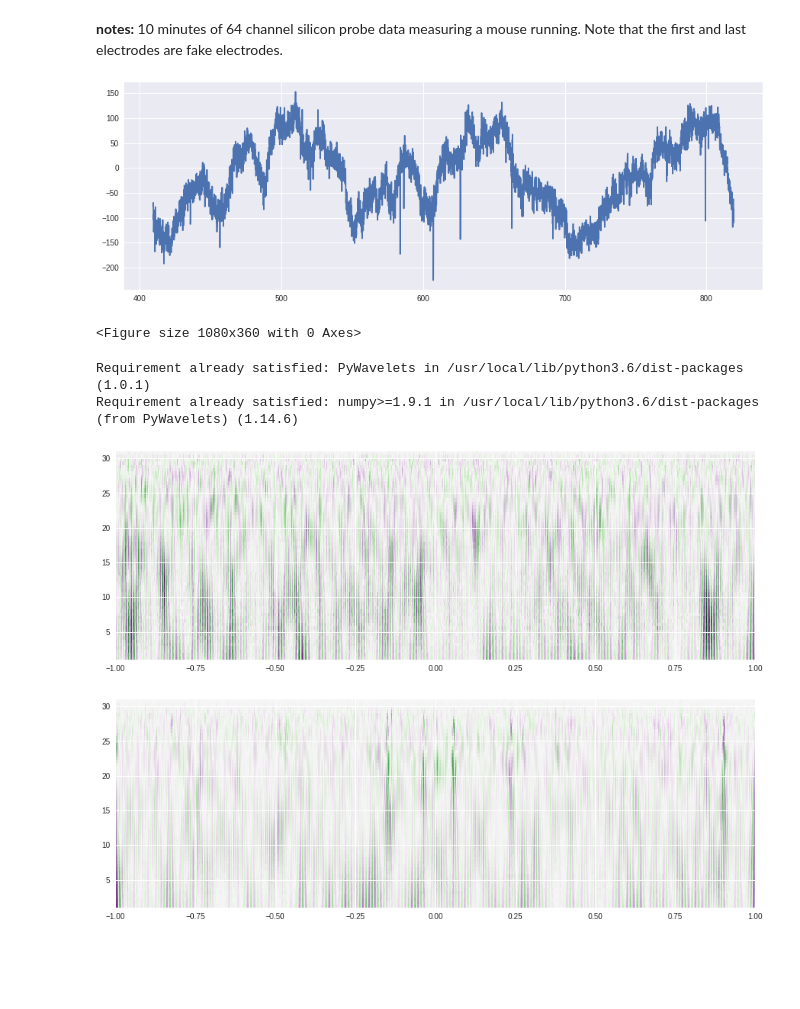
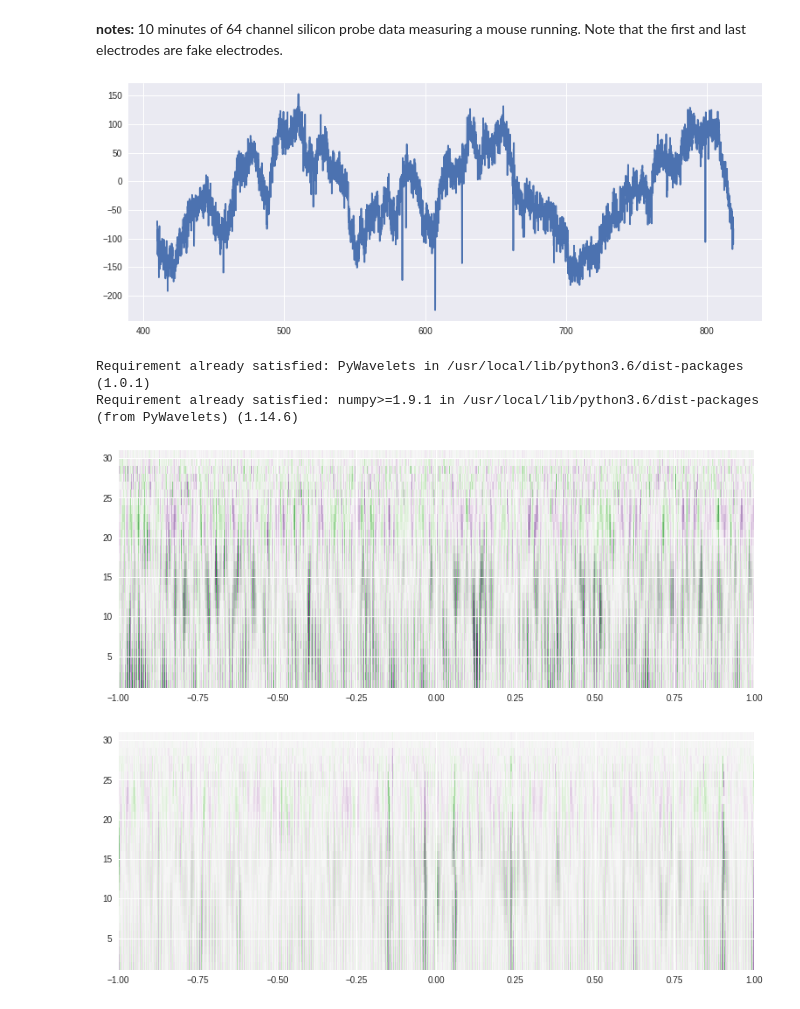
Before and after one commit to rcurrie/notebooks, a Jupyter notebook: braingeneers/renyi-entropy.ipynb, the cells around one changed output. Saved outputs shown, nothing was run; the diff lists cells and outputs as text; code cells hidden in the pictures; blank space fills up the shorter version.

```diff
--- a/braingeneers/renyi-entropy.ipynb
+++ b/braingeneers/renyi-entropy.ipynb
@@ -29,10 +29,9 @@ def load_sample(guid, name):
     sample["fs"] = sample["frequency_parameters"]["amplifier_sample_rate"]
     with np.DataSource(None).open("{}/{}/{}.npy".format(base_url, guid, name), "rb") as f:
         X = np.load(f)
-    # Convert from 16 bit unsigned int to signed floating point microvolts array as per Intam sample code
-    X = np.multiply(0.195, (X.astype(np.int32) - 32768))
-    sample["X"] = X
-    sample["t"] = np.linspace(0, 1000 * X.shape[1] / fs, X.shape[1])
+    # Convert from 16 bit uint to floating point microvolts array as per Intam sample code
+    sample["X"] = np.multiply(0.195, (X.astype(np.int32) - 32768))
+    sample["t"] = np.linspace(0, 1000 * sample["X"].shape[1] / sample["fs"], sample["X"].shape[1])
     return sample
 # %% [markdown]
 ## Baseline
@@ -67,12 +66,11 @@ email: Shinya Ito <sito@ucsc.edu>
 notes: 10 minutes of 64 channel silicon probe data measuring a mouse running. Note that the first and last electrodes are fake electrodes.
 # %%
 start = 8192
+plt.figure(figsize=(13,5))
 plt.plot(signal["t"][start:start+8192], signal["X"][0][start:start+8192])
-plt.figure(figsize=(15,5))
 plt.show()
 # %% [output]
-[figure, old version]
+[figure, new version]
-<Figure size 1080x360 with 0 Axes>
 # %%
 !pip install --user PyWavelets
 import pywt
@@ -81,19 +79,23 @@ Requirement already satisfied: PyWavelets in /usr/local/lib/python3.6/dist-packa
 Requirement already satisfied: numpy>=1.9.1 in /usr/local/lib/python3.6/dist-packages (from PyWavelets) (1.14.6)
 # %%
 start = 50000
-widths = np.arange(1, 63)
+widths = np.arange(1, 31)
 cwtmatr, freqs = pywt.cwt(baseline["X"][0][start:start+8192], widths, 'morl')
+
+plt.figure(figsize=(13,5))
 plt.imshow(cwtmatr, extent=[-1, 1, 1, 31], cmap='PRGn', aspect='auto',
            vmax=abs(cwtmatr).max(), vmin=-abs(cwtmatr).max())
 plt.show()
 # %% [output]
-[figure, old version]
+[figure, new version]
 # %%
 start = 8192
-widths = np.arange(1, 63)
+widths = np.arange(1, 31)
 cwtmatr, freqs = pywt.cwt(signal["X"][0][start:start+8192], widths, 'morl')
+
+plt.figure(figsize=(13,5))
 plt.imshow(cwtmatr, extent=[-1, 1, 1, 31], cmap='PRGn', aspect='auto',
            vmax=abs(cwtmatr).max(), vmin=-abs(cwtmatr).max())
 plt.show()
 # %% [output]
-[figure, old version]
+[figure, new version]
```
